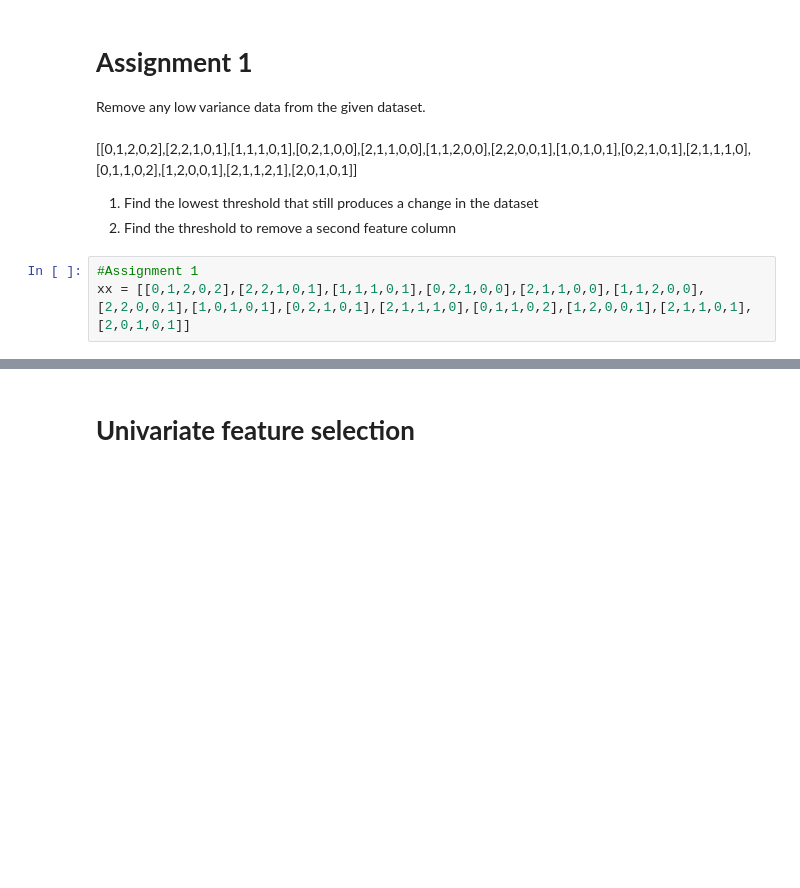
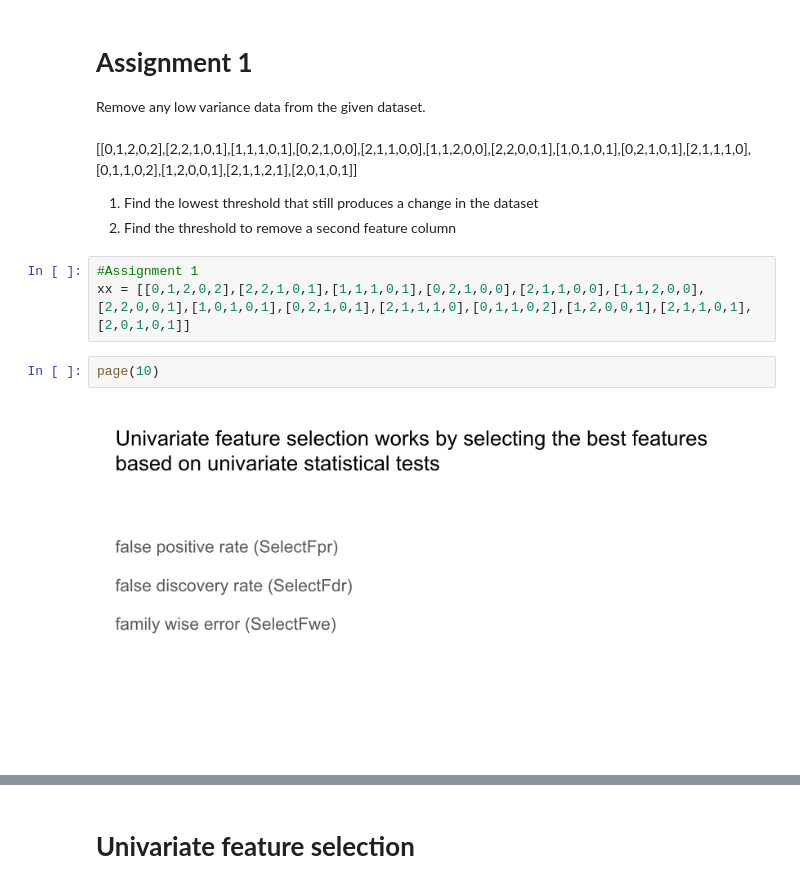
Before and after one commit to cagBRT/Machine-Learning, a Jupyter notebook: FeatureSelection1.ipynb, the cells around one changed output, grey strips where cells are left out. Drawn from its saved outputs; the diff is of its cells as text; blank space fills up the shorter version.

```diff
--- a/FeatureSelection1.ipynb
+++ b/FeatureSelection1.ipynb
@@ -105,3 +105,7 @@ Remove any low variance data from the given dataset.<br>
 # %%
 #Assignment 1
 xx = [[0,1,2,0,2],[2,2,1,0,1],[1,1,1,0,1],[0,2,1,0,0],[2,1,1,0,0],[1,1,2,0,0],[2,2,0,0,1],[1,0,1,0,1],[0,2,1,0,1],[2,1,1,1,0],[0,1,1,0,2],[1,2,0,0,1],[2,1,1,0,1],[2,0,1,0,1]]
+# %%
+page(10)
+# %% [output]
+[figure, added]
```
Also changed, not shown: parts of 2 cells of this notebook.
